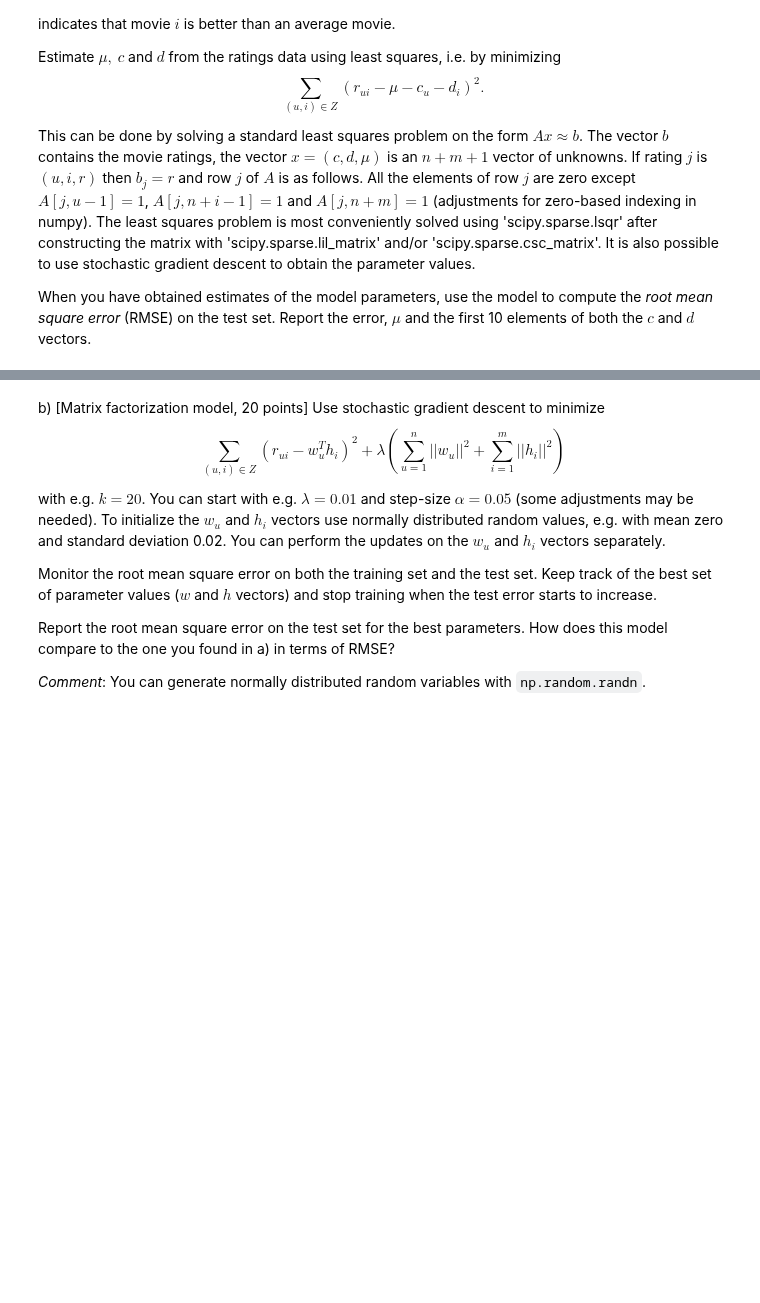
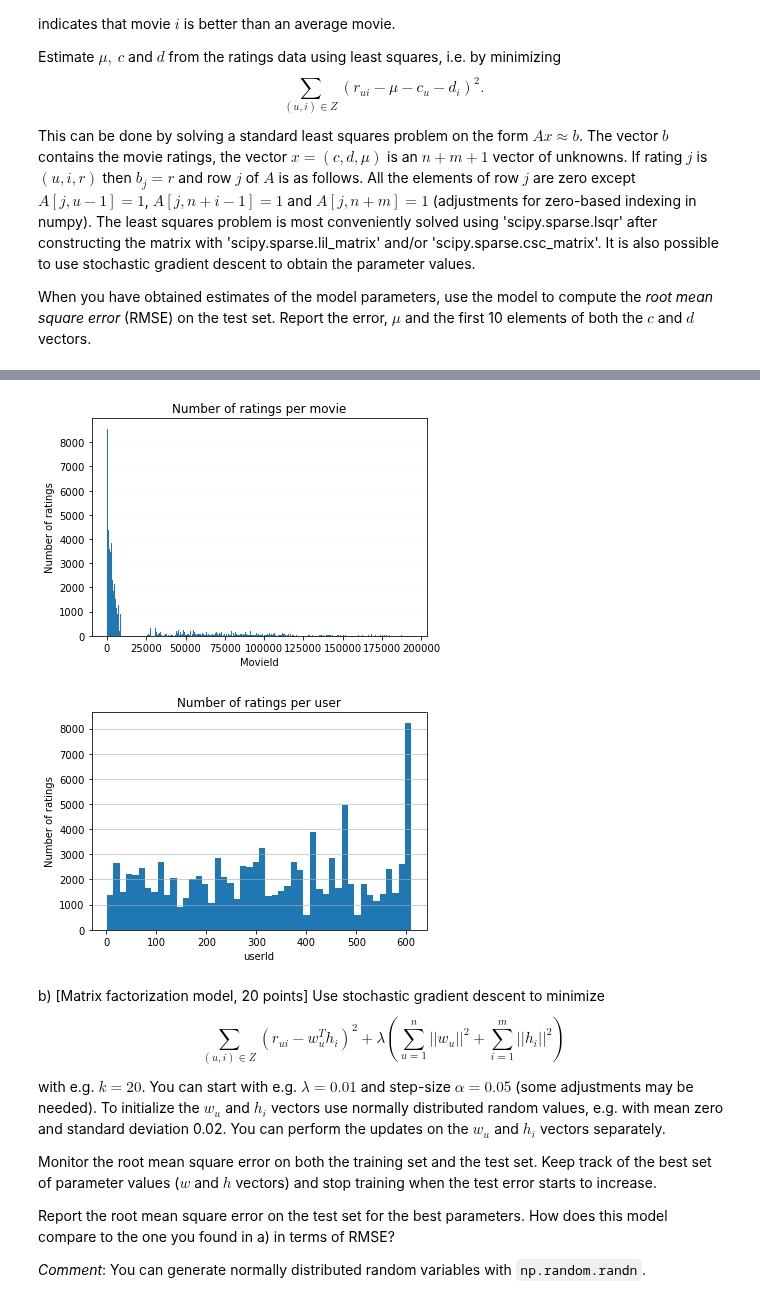
Before and after one commit to alli959/artificial-intelligence, a Jupyter notebook: hw06/hw06.ipynb, the cells around one changed output, grey strips where cells are left out. Saved outputs shown, nothing was run; the diff lists cells and outputs as text; code cells hidden in the pictures; blank space fills up the shorter version.

```diff
--- a/hw06/hw06.ipynb
+++ b/hw06/hw06.ipynb
@@ -92,0 +148,78 @@ When you have obtained estimates of the model parameters, use the model to compu
+# %%
+# a)
+#first we will import the small data.
+import operator
+import numpy as np
+import pandas as pd
+import matplotlib.pyplot as plt
+
+
+path = 'ml-latest-small' # 100K ratings
+#path = 'ml-1m' # 1 million
+df_ratings = pd.read_csv(path + '/ratings.csv')
+print(df_ratings.head())
+userId = df_ratings['userId']
+movieId = df_ratings['movieId']
+rating = df_ratings['rating']
+
+userUnique = np.unique(userId)
+
+#number of ratings per movie
+hist = plt.hist(movieId, bins='auto')
+plt.grid(axis='y', alpha=0.05)
+plt.ylabel('Number of ratings')
+plt.xlabel('MovieId')
+plt.title('Number of ratings per movie')
+plt.show()
+
+#number of ratings per user
+hist = plt.hist(userId, bins='auto')
+plt.grid(axis='y', alpha=0.75)
+plt.ylabel('Number of ratings')
+plt.xlabel('userId')
+plt.title('Number of ratings per user')
+plt.show()
+
+
+#let's find average ratings over all movies
+avg = sum(rating)/len(rating)
+
+#let's find the c value
+userIdUnique, countRatings = np.unique(userId, return_counts=True) #counts of rating for each user
+avgUsers = np.ones(len(userIdUnique)) #avg rating per user
+c = np.ones(len(userIdUnique)) #c value
+
+#first we will create a vector with avg rating per user
+j = 0
+for i in range(0,len(rating),countRatings[j]):
+    temp = rating[i:i+countRatings[j]]
+    avgUser = sum(temp)/len(temp)
+    avgUsers[j] = avgUser
+    j = j+1
+
+#now we can find the c value
+
+for i in range(len(avgUsers)):
+    c[i] = "{:.2f}".format(avgUsers[i] - avg)
+
+
+#let's find the d value
+#since the matrix is sorted by user Id I need to find a way to sort it by movie Id
+#for that I will create a dictionary
+
+movieDict = {}
+for i in range(len(movieId)):
+    if movieId[i] in movieDict:
+        movieDict[movieId[i]].append(rating[i])
+    else:
+        movieDict[movieId[i]] = [rating[i]]
+
+#now we have all ratings for each movie, let's create movieRating
+movieRating = {}
+for i in range(max(movieId)):
+    if i in movieDict:
+        movieRating[i] = "{:.2f}".format(sum(movieDict[i])/len(movieDict[i]))
+
+
+#now we can create d
+# %% [output]
@@ -93,3 +232,5 @@ When you have obtained estimates of the model parameters, use the model to compu
+[figure, added]
+[figure, added]
 # %% [markdown]
 b) [Matrix factorization model, 20 points] Use stochastic gradient descent to minimize
 $$
```
Also changed, not shown: parts of 4 cells of this notebook, 2 other files.
